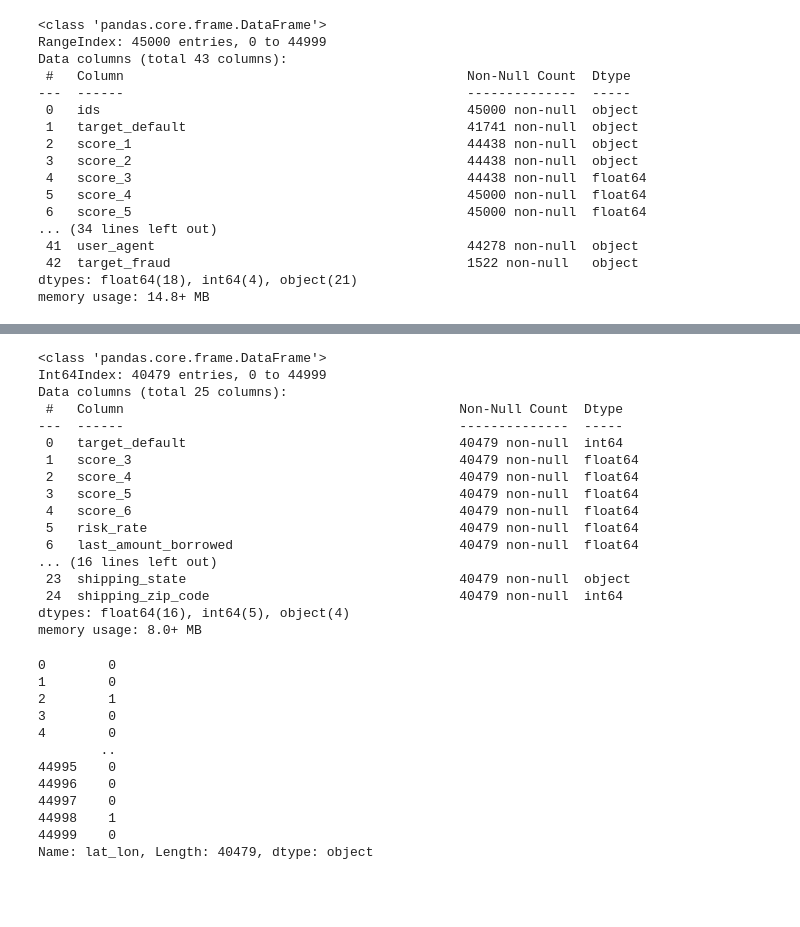
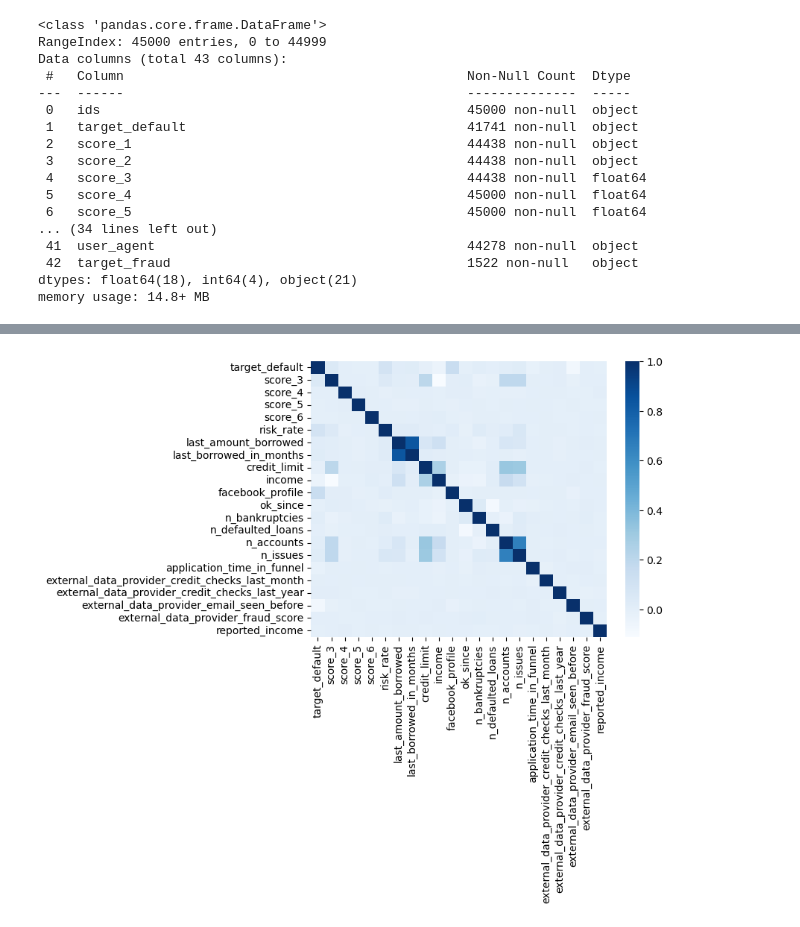
Before and after one commit to MBA-IA-GROUP-A/Case-DinDinAgora-Disciplina-Conceitos-de-Estatistica, a Jupyter notebook: trabalho.ipynb, the cells around one changed output, grey strips where cells are left out. Cells and saved outputs as stored; diff of their text form; code cells hidden in the pictures; blank space fills up the shorter version.

```diff
--- a/trabalho.ipynb
+++ b/trabalho.ipynb
@@ -81,0 +74,9 @@ data['last_amount_borrowed'] = data['last_amount_borrowed'].fillna(0)
+# %%
+data['last_amount_borrowed'].fillna(value=0, inplace=True)
+data['last_borrowed_in_months'].fillna(value=0, inplace=True)
+data['n_issues'].fillna(value=0, inplace=True)
+# %%
+# Preenchendo null em variaveis numericas
+df_credit_num = data.select_dtypes(exclude='object').columns
+for c in df_credit_num:
+  data[c].fillna(value=data[c].median(), inplace=True)
@@ -81,0 +101,6 @@ data['last_amount_borrowed'] = data['last_amount_borrowed'].fillna(0)
+# %%
+# Preenchendo null em variaveis categoricas
+df_credit_cat = data.select_dtypes(include='object').columns
+imputer = SimpleImputer(missing_values=np.nan, strategy='most_frequent')
+imputer = imputer.fit(data.loc[:, df_credit_cat])
+data.loc[:, df_credit_cat] = imputer.transform(data.loc[:, df_credit_cat])
@@ -102,40 +150,8 @@ memory usage: 8.0+ MB
-# %%
-data[data['target_default'] == True] = 1
-data[data['target_default'] == False] = 0
-
-data['target_default'] = pd.to_numeric(data['target_default'])
-data.info()
-# %% [output]
-<class 'pandas.core.frame.DataFrame'>
-Int64Index: 40479 entries, 0 to 44999
-Data columns (total 25 columns):
- #   Column                                           Non-Null Count  Dtype
----  ------                                           --------------  -----
- 0   target_default                                   40479 non-null  int64
- 1   score_3                                          40479 non-null  float64
- 2   score_4                                          40479 non-null  float64
- 3   score_5                                          40479 non-null  float64
- 4   score_6                                          40479 non-null  float64
- 5   risk_rate                                        40479 non-null  float64
- 6   last_amount_borrowed                             40479 non-null  float64
-... (16 lines left out)
- 23  shipping_state                                   40479 non-null  object
- 24  shipping_zip_code                                40479 non-null  int64
-dtypes: float64(16), int64(5), object(4)
-memory usage: 8.0+ MB
-# %%
-data.dtypes
-data['lat_lon']
-# %% [output]
-0        0
-1        0
-2        1
-3        0
-4        0
-        ..
-44995    0
-44996    0
-44997    0
-44998    1
-44999    0
-Name: lat_lon, Length: 40479, dtype: object
+# %%
+corr = data.corr()
+ax = sb.heatmap(
+  corr,
+  cmap='Blues'
+)
+# %% [output]
+[figure, added]
```
Also changed, not shown: parts of 19 cells of this notebook.
